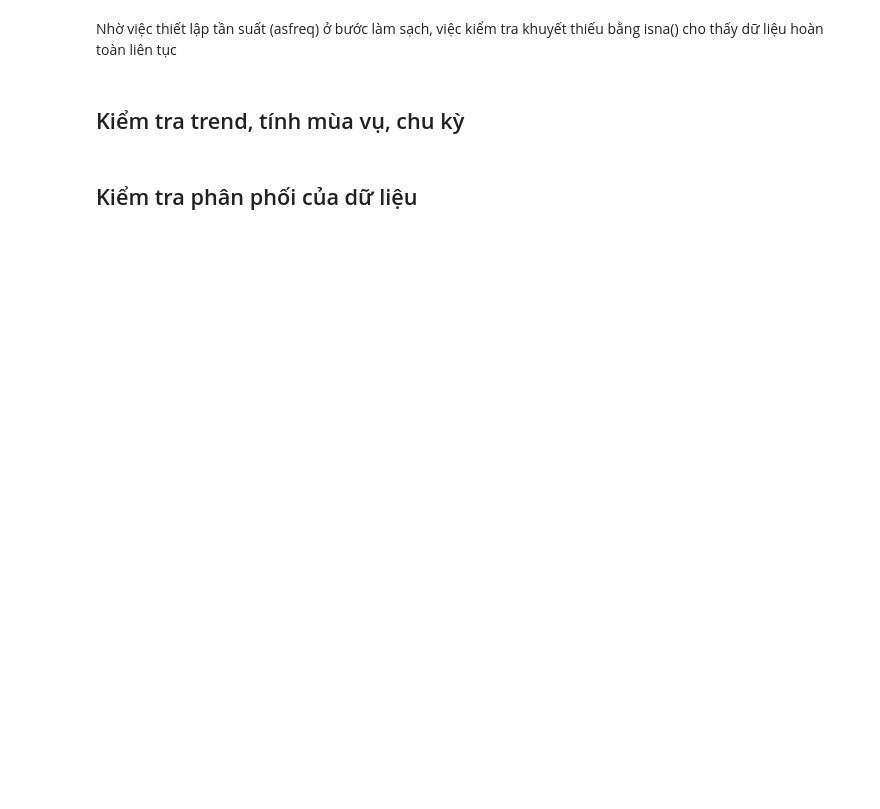
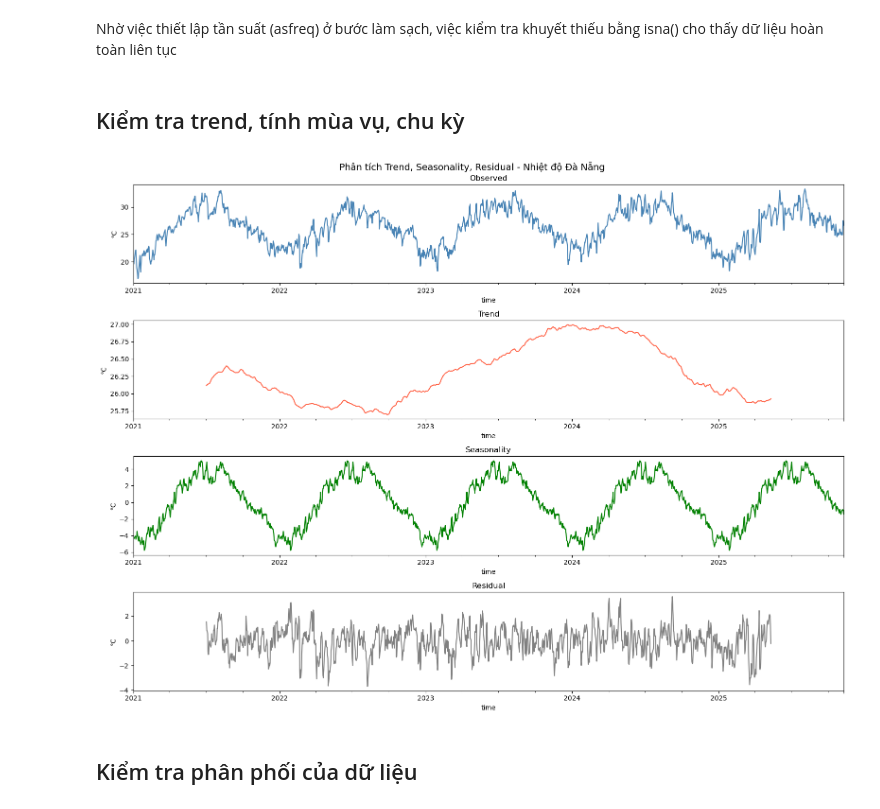
Before and after one commit to meowmeow-uwu/temperature-predictation, a Jupyter notebook: 3_training.ipynb, the cells around one changed output. Drawn from its saved outputs; the diff is of its cells as text; code cells hidden in the pictures; blank space fills up the shorter version.

```diff
--- a/3_training.ipynb
+++ b/3_training.ipynb
@@ -37,5 +105,38 @@ len train:  42573
 Nhờ việc thiết lập tần suất (asfreq) ở bước làm sạch, việc kiểm tra khuyết thiếu bằng isna() cho thấy dữ liệu hoàn toàn liên tục
 # %% [markdown]
 ## Kiểm tra trend, tính mùa vụ, chu kỳ
+# %%
+from statsmodels.tsa.seasonal import seasonal_decompose
+
+# Dùng dữ liệu daily trung bình để decompose cho rõ hơn
+daily = train_df.set_index('time')['temperature_2m'].resample('D').mean()
+
+# Decompose với period=365 (chu kỳ năm)
+decompose_result = seasonal_decompose(daily, model='additive', period=365)
+
+fig, axes = plt.subplots(4, 1, figsize=(16, 12))
+
+decompose_result.observed.plot(ax=axes[0], color='steelblue')
+axes[0].set_title('Observed')
+axes[0].set_ylabel('°C')
+
+decompose_result.trend.plot(ax=axes[1], color='tomato')
+axes[1].set_title('Trend')
+axes[1].set_ylabel('°C')
+
+decompose_result.seasonal.plot(ax=axes[2], color='green')
+axes[2].set_title('Seasonality')
+axes[2].set_ylabel('°C')
+
+decompose_result.resid.plot(ax=axes[3], color='gray')
+axes[3].set_title('Residual')
+axes[3].set_ylabel('°C')
+
+plt.suptitle('Phân tích Trend, Seasonality, Residual - Nhiệt độ Đà Nẵng',
+             fontsize=14)
+plt.tight_layout()
+plt.show()
+# %% [output]
+[figure, added]
 # %% [markdown]
 ## Kiểm tra phân phối của dữ liệu
```
Also changed, not shown: parts of 33 cells of this notebook.
